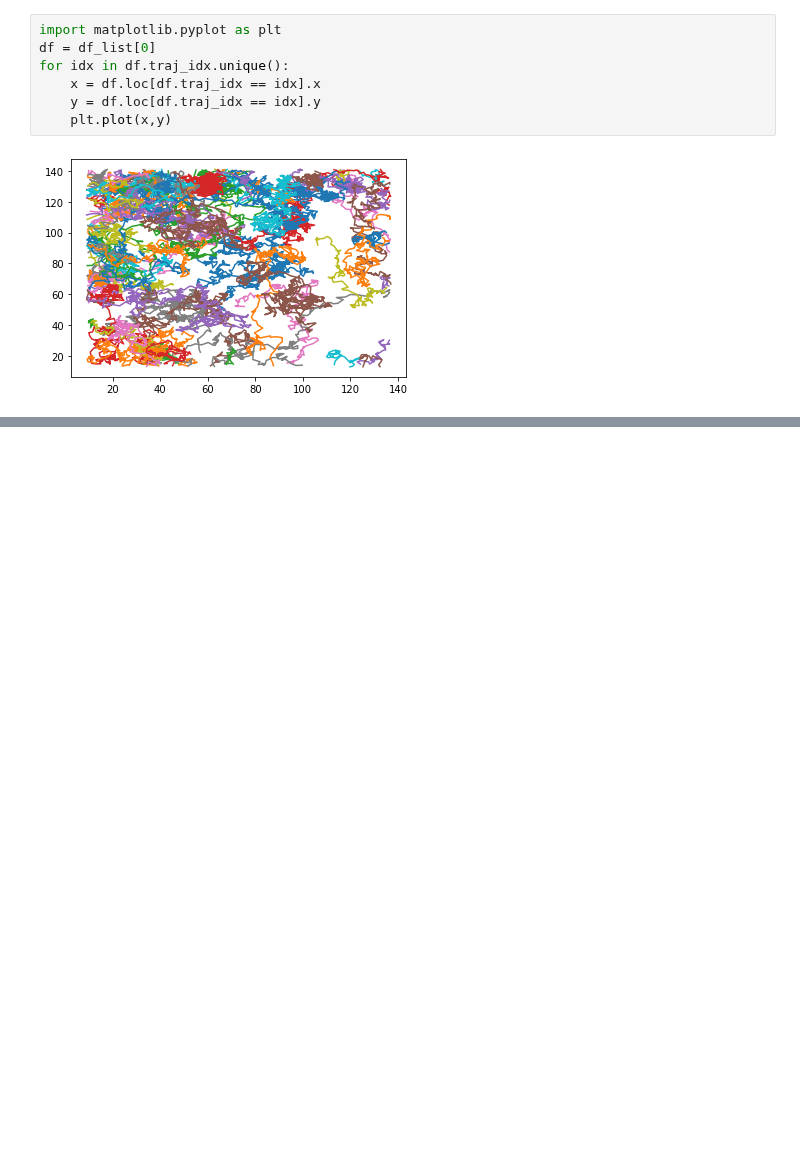
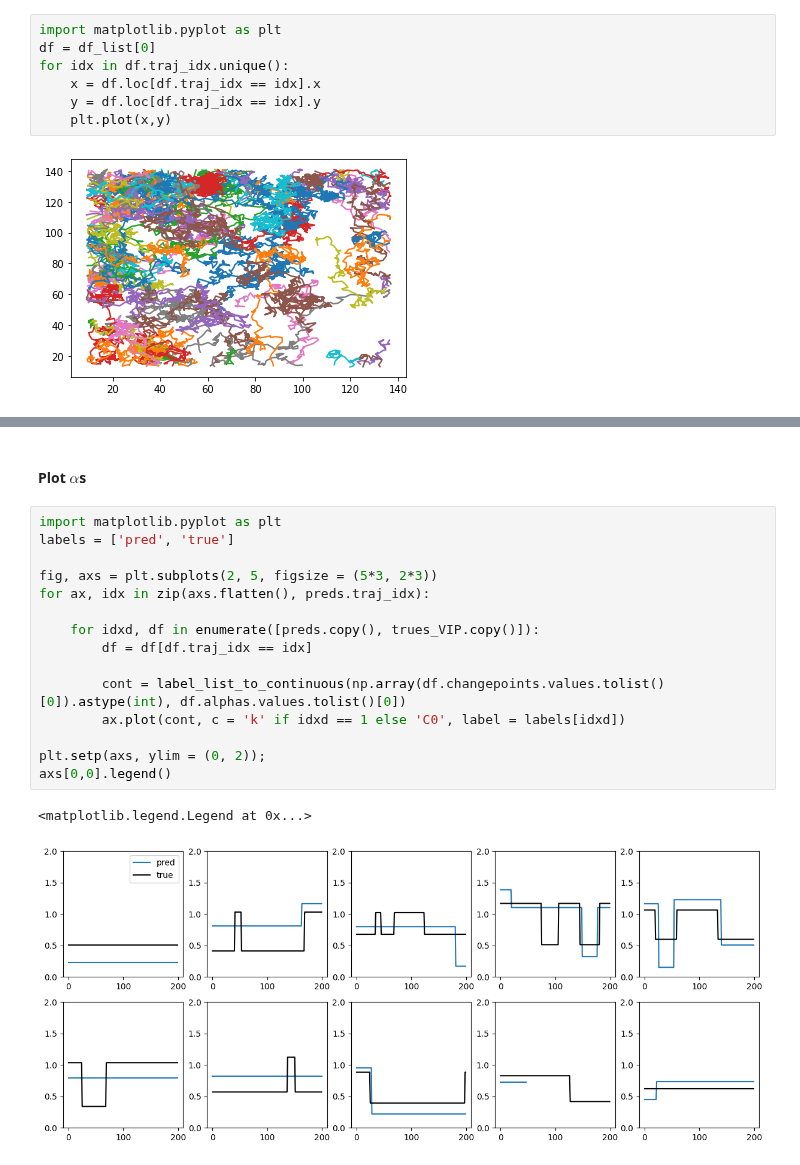
Before and after one commit to AnDiChallenge/andi_datasets, a Jupyter notebook: testing/second_third_round.ipynb, the cells around one changed output, grey strips where cells are left out. Drawn from its saved outputs; the diff is of its cells as text; blank space fills up the shorter version.

```diff
--- a/testing/second_round.ipynb
+++ b/testing/second_third_round.ipynb
@@ -89,0 +202,20 @@ for idx in df.traj_idx.unique():
+# %% [markdown]
+#### Plot $\alpha$s
+# %%
+import matplotlib.pyplot as plt
+labels = ['pred', 'true']
+
+fig, axs = plt.subplots(2, 5, figsize = (5*3, 2*3))
+for ax, idx in zip(axs.flatten(), preds.traj_idx):
+
+    for idxd, df in enumerate([preds.copy(), trues_VIP.copy()]):
+        df = df[df.traj_idx == idx]
+
+        cont = label_list_to_continuous(np.array(df.changepoints.values.tolist()[0]).astype(int), df.alphas.values.tolist()[0])
+        ax.plot(cont, c = 'k' if idxd == 1 else 'C0', label = labels[idxd])
+
+plt.setp(axs, ylim = (0, 2));
+axs[0,0].legend()
+# %% [output]
+<matplotlib.legend.Legend at 0x...>
+[figure, added]
```
Also changed, not shown: parts of 18 cells of this notebook, 46 other files.
